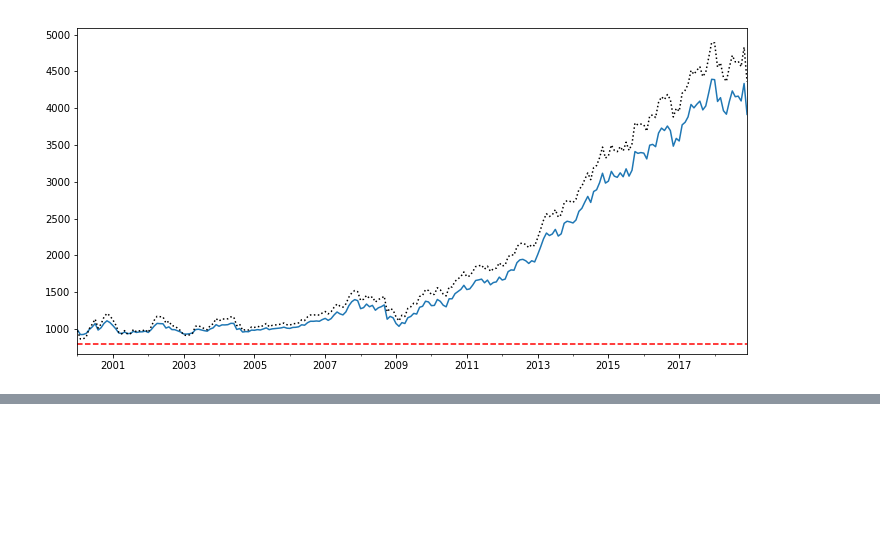
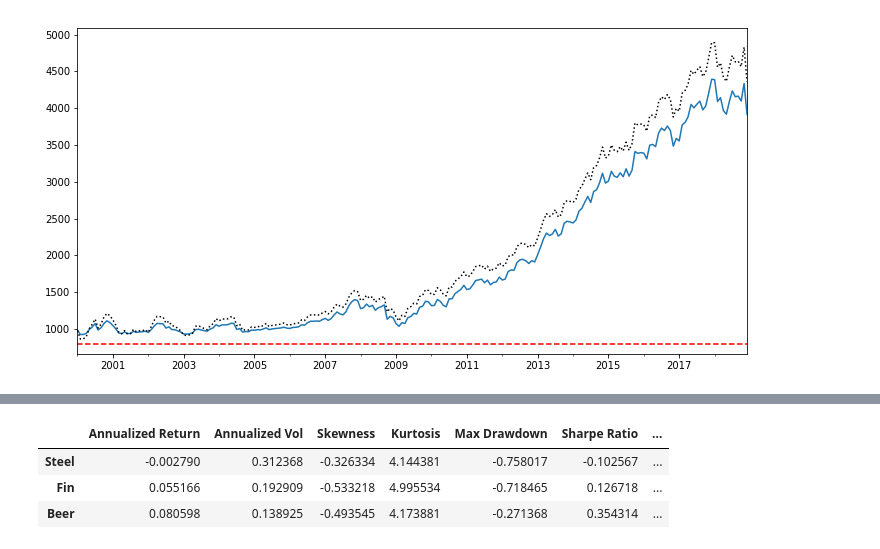
Before and after one commit to biv-neupane7/Investment-management-with-python, a Jupyter notebook: Portfolio Insurance.ipynb, the cells around one changed output, grey strips where cells are left out. Saved outputs shown, nothing was run; the diff lists cells and outputs as text; code cells hidden in the pictures; blank space fills up the shorter version.

```diff
--- a/Portfolio Insurance.ipynb
+++ b/Portfolio Insurance.ipynb
@@ -113,0 +146,7 @@ ax.axhline(y=floor_value, color="r",linestyle="--")
+# %%
+ak.summary_stats(risky_r)
+# %% [output]
+|  | Annualized Return | Annualized Vol | Skewness | Kurtosis | Max Drawdown | Sharpe Ratio | ... |
+| Steel | -0.002790 | 0.312368 | -0.326334 | 4.144381 | -0.758017 | -0.102567 | ... |
+| Fin | 0.055166 | 0.192909 | -0.533218 | 4.995534 | -0.718465 | 0.126718 | ... |
+| Beer | 0.080598 | 0.138925 | -0.493545 | 4.173881 | -0.271368 | 0.354314 | ... |
```
Also changed, not shown: parts of 18 cells of this notebook.
